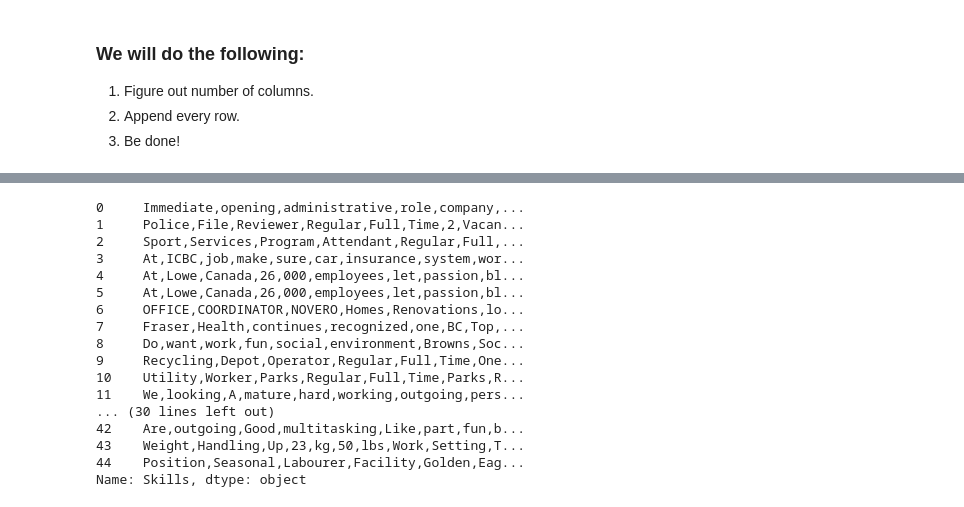
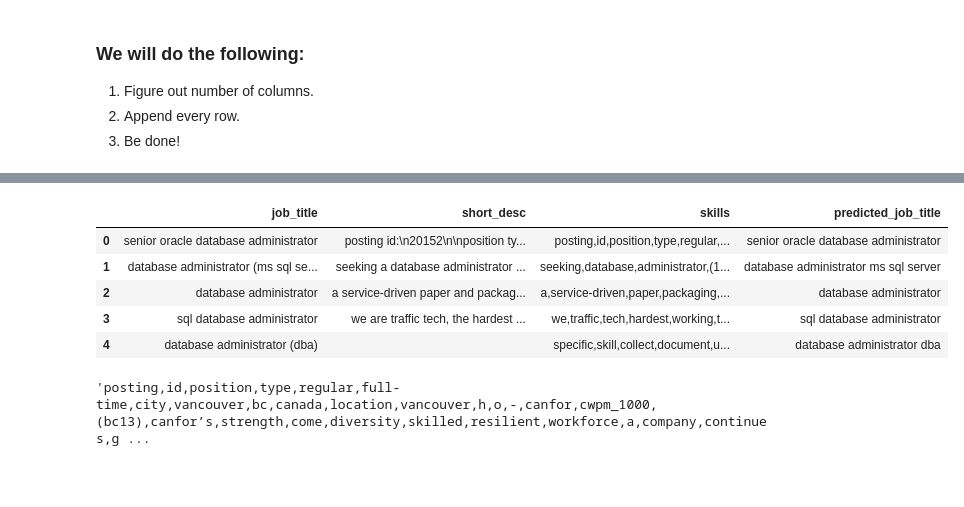
Before and after one commit to harris222/jobComparison, a Jupyter notebook: theScraper/processScraper.ipynb, the cells around one changed output, grey strips where cells are left out. Drawn from its saved outputs; the diff is of its cells as text; code cells hidden in the pictures; blank space fills up the shorter version.

```diff
--- a/theScraper/processScraper.ipynb
+++ b/theScraper/processScraper.ipynb
@@ -37,6 +31,13 @@ liability\nOrganized\nCanadian Job Bank\n30+ days ago\nReport job'],
 2. Append every row.
 3. Be done!
 # %%
+def RepresentsInt(s):
+    try:
+        int(s)
+        return True
+    except ValueError:
+        return False
+
 def compare_two_synsets(existing_word, word_to_add):
     '''
         if words are not similar, create a new one_hot_encoding,
@@ -54,7 +55,7 @@ def compare_two_synsets(existing_word, word_to_add):
                 similarity_score = word_1.path_similarity(word_2)
 
                 ## Non-None check and similarity check
-                if similarity_score and similarity_score >= 1.00:
+                if similarity_score and similarity_score >= 0.5:
                     return prev_existing_word
 
         return prev_word_to_add
@@ -63,4 +64,10 @@ def compare_two_synsets(existing_word, word_to_add):
         pass
 
     return prev_word_to_add
+
+def find_nth(string, substring, n):
+   if (n == 1):
+       return string.find(substring)
+   else:
+       return string.find(substring, find_nth(string, substring, n - 1) + 1)
 # %%
@@ -211,20 +155,0 @@ final_df = pd.DataFrame(final_data, columns=empty_frame.columns)
-# %%
-final_df["Skills"]
-# %% [output]
-0     Immediate,opening,administrative,role,company,...
-1     Police,File,Reviewer,Regular,Full,Time,2,Vacan...
-2     Sport,Services,Program,Attendant,Regular,Full,...
-3     At,ICBC,job,make,sure,car,insurance,system,wor...
-4     At,Lowe,Canada,26,000,employees,let,passion,bl...
-5     At,Lowe,Canada,26,000,employees,let,passion,bl...
-6     OFFICE,COORDINATOR,NOVERO,Homes,Renovations,lo...
-7     Fraser,Health,continues,recognized,one,BC,Top,...
-8     Do,want,work,fun,social,environment,Browns,Soc...
-9     Recycling,Depot,Operator,Regular,Full,Time,One...
-10    Utility,Worker,Parks,Regular,Full,Time,Parks,R...
-11    We,looking,A,mature,hard,working,outgoing,pers...
-... (30 lines left out)
-42    Are,outgoing,Good,multitasking,Like,part,fun,b...
-43    Weight,Handling,Up,23,kg,50,lbs,Work,Setting,T...
-44    Position,Seasonal,Labourer,Facility,Golden,Eag...
-Name: Skills, dtype: object
@@ -233 +156,14 @@ final_df.columns = [column.lower() for column in final_df.columns.to_list()]
+# %%
+processed_df.head()
+# %% [output]
+|  | job_title | short_desc | skills | predicted_job_title |
+| 0 | senior oracle database administrator | posting id:\n20152\n\nposition ty... | posting,id,position,type,regular,... | senior oracle database administrator |
+| 1 | database administrator (ms sql se... | seeking a database administrator ... | seeking,database,administrator,(1... | database administrator ms sql server |
+| 2 | database administrator | a service-driven paper and packag... | a,service-driven,paper,packaging,... | database administrator |
+| 3 | sql database administrator | we are traffic tech, the hardest ... | we,traffic,tech,hardest,working,t... | sql database administrator |
+| 4 | database administrator (dba) |  | specific,skill,collect,document,u... | database administrator dba |
+# %%
+processed_df.iloc[0]["skills"]
+# %% [output]
+'posting,id,position,type,regular,full-time,city,vancouver,bc,canada,location,vancouver,h,o,-,canfor,cwpm_1000,(bc13),canfor’s,strength,come,diversity,skilled,resilient,workforce,a,company,continues,g ...
 # %%
```
Also changed, not shown: parts of 14 cells of this notebook, 4 other files.
